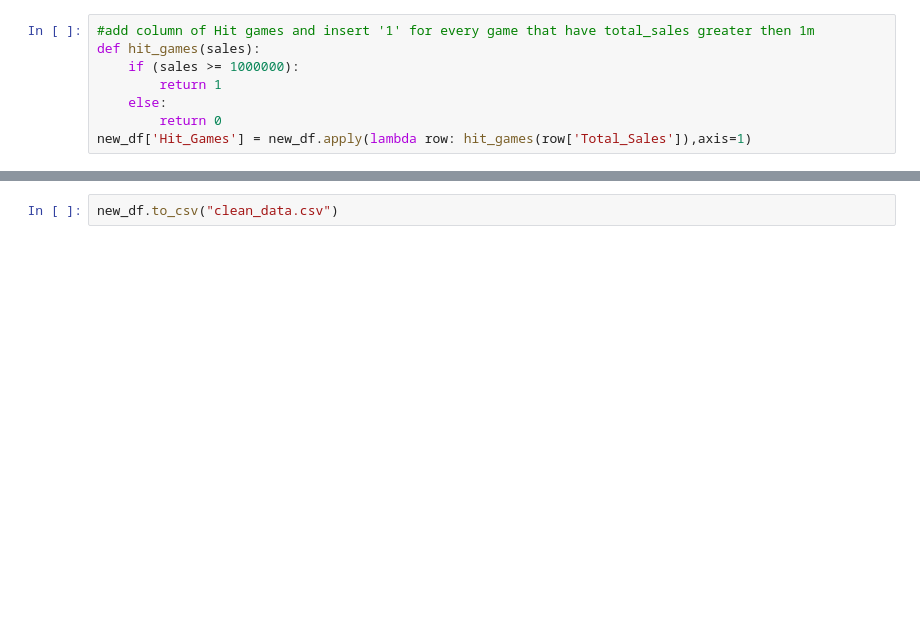
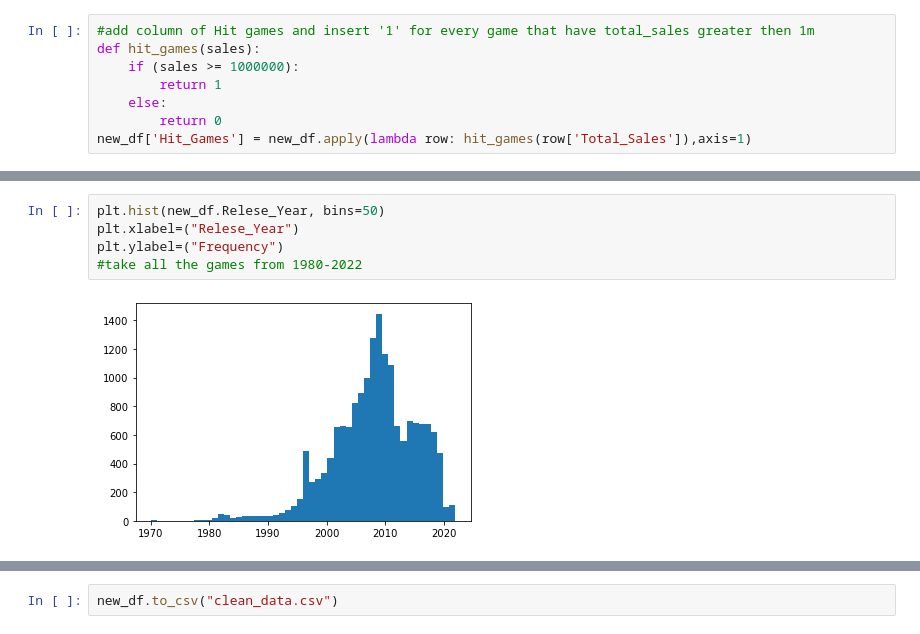
Before and after one commit to EdenBenMeshi/PredictHitGames, a Jupyter notebook: Editing Data.ipynb, the cells around one changed output, grey strips where cells are left out. Cells and saved outputs as stored; diff of their text form; blank space fills up the shorter version.

```diff
--- a/Editing Data.ipynb
+++ b/Editing Data.ipynb
@@ -216,0 +240,7 @@ new_df.describe(include = "all")
+# %%
+plt.hist(new_df.Relese_Year, bins=50)
+plt.xlabel=("Relese_Year")
+plt.ylabel=("Frequency")
+#take all the games from 1980-2022
+# %% [output]
+[figure, added]
```
Also changed, not shown: parts of 31 cells of this notebook.
